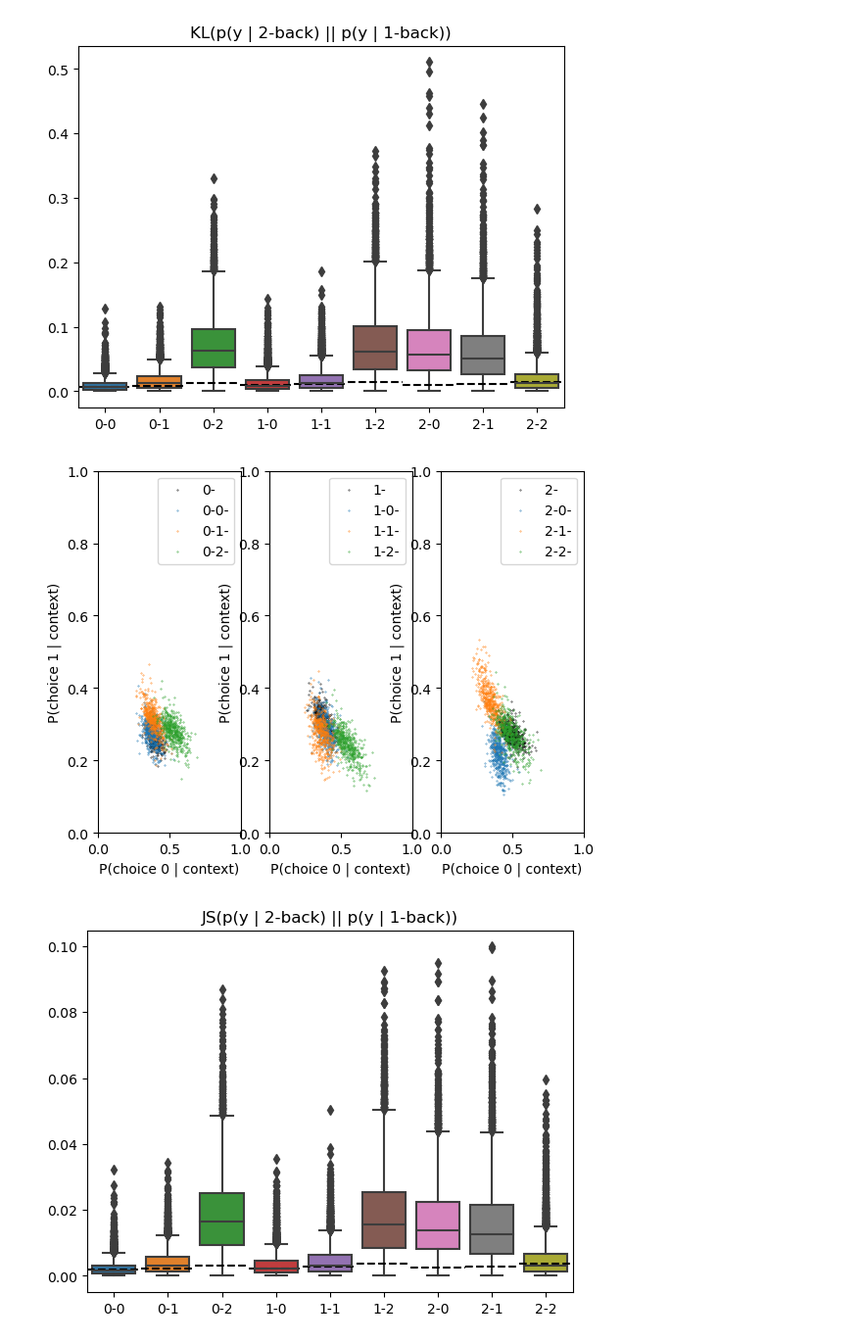
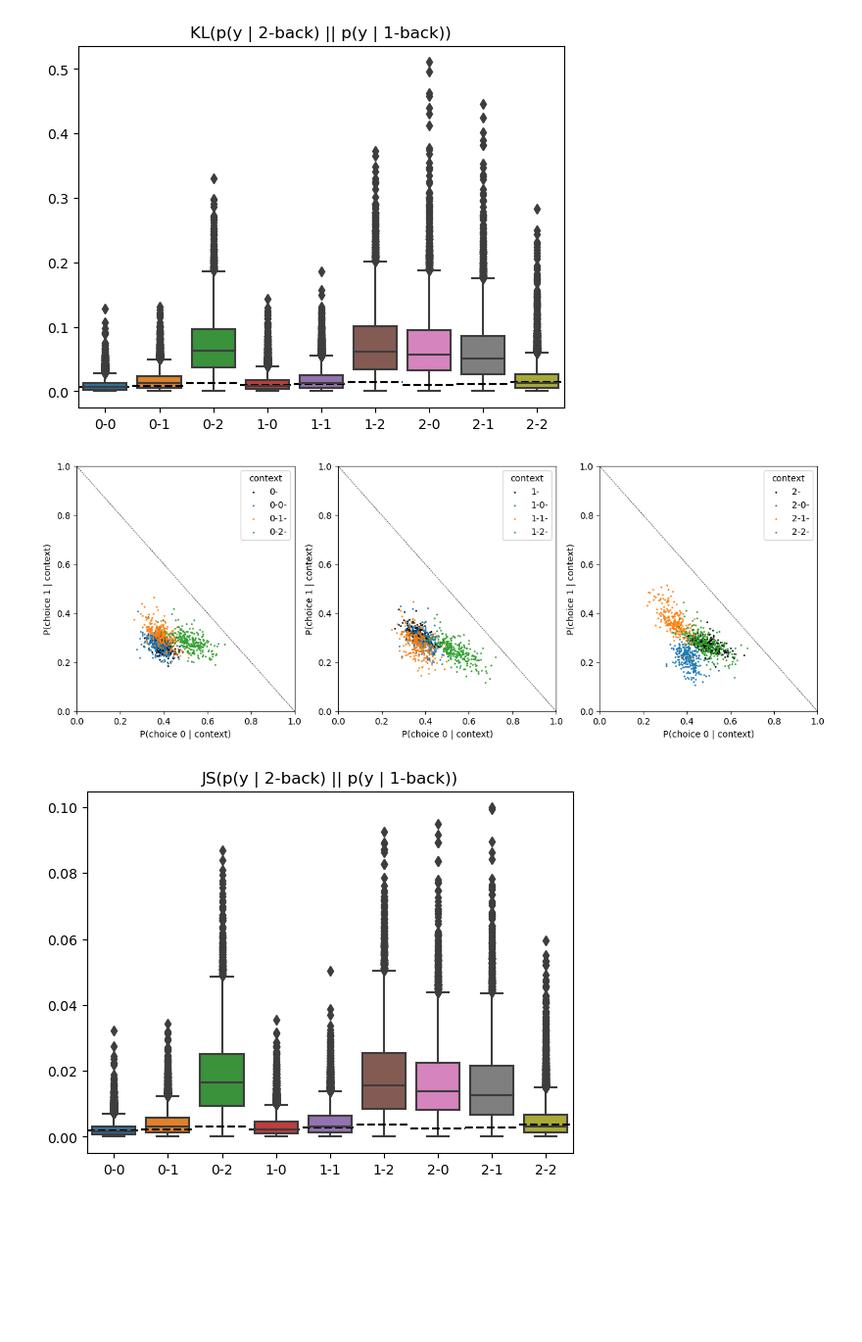
Before and after one commit to latimerk/hddCRP, a Jupyter notebook: plot_KL_divergences.ipynb, the cells around one changed output. Shown at 98% size. Drawn from its saved outputs; the diff is of its cells as text; code cells hidden in the pictures; blank space fills up the shorter version.

```diff
--- a/plot_KL_divergences.ipynb
+++ b/plot_KL_divergences.ipynb
@@ -75,28 +75,31 @@ for ii, yy in enumerate(divs_null_median[0,:]):
 # %%
 num_contexts = len(short_context_indices)
 num_shallow_contexts = np.unique(short_context_indices).size;
 
 shallow_context_found = np.zeros((num_shallow_contexts), dtype=bool)
 
+plt.rcParams['figure.figsize'] = [15, 5]
+prune_samples = 20
 for ii in range(num_shallow_contexts):
     ax = plt.subplot(1,num_shallow_contexts,ii+1)
 
-    plt.scatter(tps1[::10, 0, ii], tps1[::10, 1, ii], s=0.1, color=[0,0,0])
+    plt.scatter(tps1[::prune_samples, 0, ii], tps1[::prune_samples, 1, ii], s=1, color=[0,0,0])
 
     legend_items = [contexts1[ii]]
 
     two_backs = np.where(short_context_indices == ii)[0]
     for jj in two_backs:
-        plt.scatter(tps2[::10, 0, jj], tps2[::10, 1, jj], s=0.1)
+        plt.scatter(tps2[::prune_samples, 0, jj], tps2[::prune_samples, 1, jj], s=1)
         legend_items += [contexts2[jj]]
 
-    plt.legend(legend_items)
+    plt.legend(legend_items,title="context")
+    plt.plot([1.0,0],[0,1.0],'k--',linewidth=0.5)
     plt.xlim([0,1])
     plt.ylim([0,1])
     plt.xlabel("P(choice 0 | context)")
     plt.ylabel("P(choice 1 | context)")
 # %% [output]
-[figure, old version]
+[figure, new version]
 # %%
 seaborn.boxplot(JS_deep_shallow).set(title="JS(p(y | 2-back) || p(y | 1-back))") # jensen-shannon divergence
 
```
